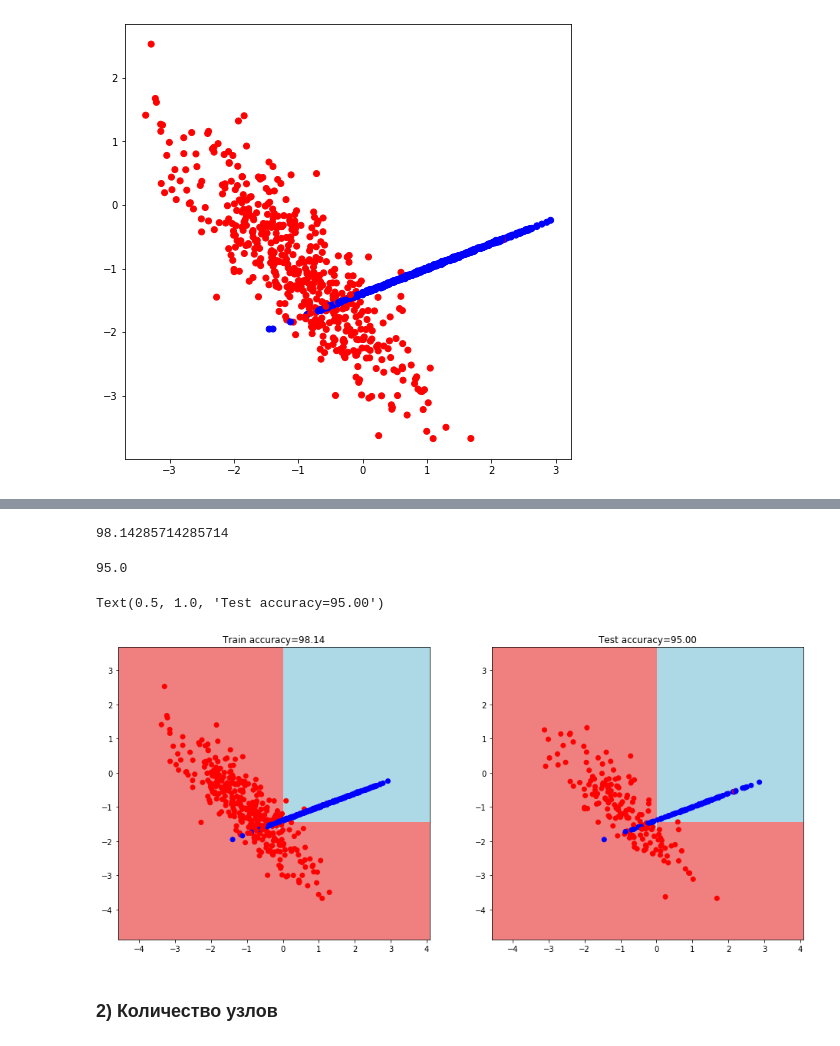
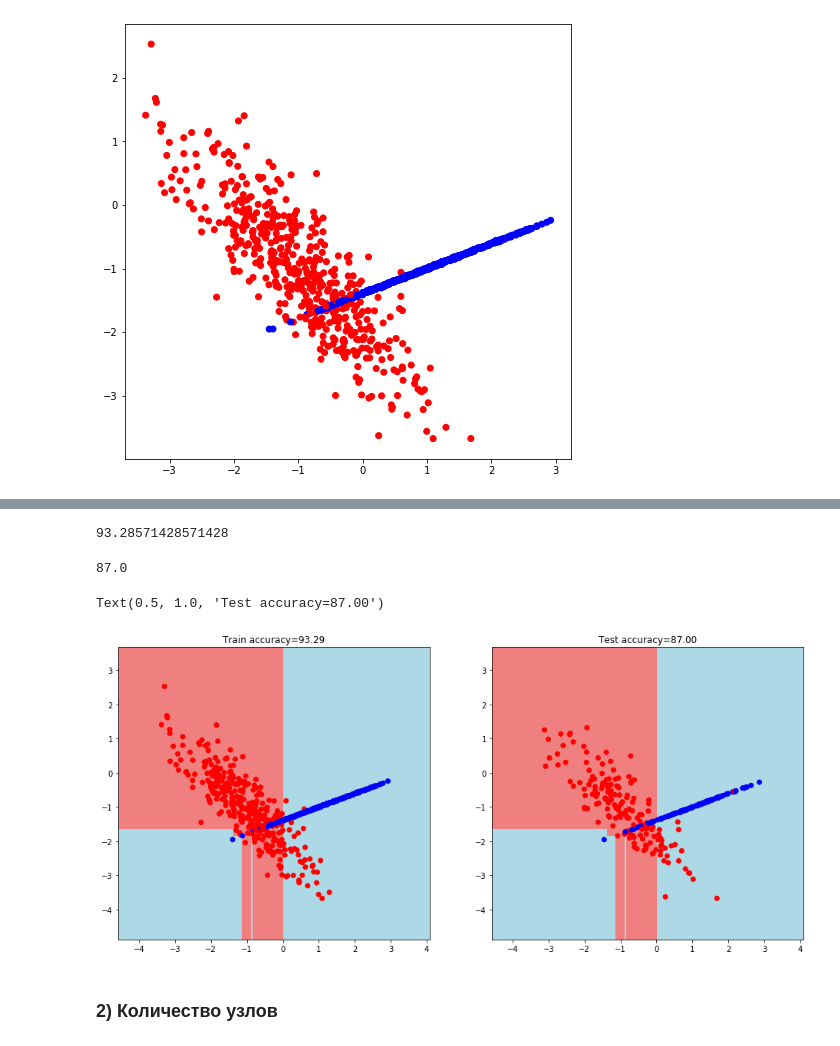
Before and after one commit to navagdenie/AlgDataAn, a Jupyter notebook: Lesson_4_Homework.ipynb, the cells around one changed output, grey strips where cells are left out. Saved outputs shown, nothing was run; the diff lists cells and outputs as text; code cells hidden in the pictures.

```diff
--- a/Lesson_4_Homework.ipynb
+++ b/Lesson_4_Homework.ipynb
@@ -96,9 +106,6 @@ def split(data, labels, index, t):
 # %%
 # Нахождение наилучшего разбиения
 def find_best_split(data, labels):
-
-    #  обозначим минимальное количество объектов в узле
-    min_leaf = 5
 
     current_gini = gini(labels)
 
@@ -113,9 +120,6 @@ def find_best_split(data, labels):
 
         for t in t_values:
             true_data, false_data, true_labels, false_labels = split(data, labels, index, t)
-            #  пропускаем разбиения, в которых в узле остается менее 5 объектов
-            if len(true_data) < min_leaf or len(false_data) < min_leaf:
-                continue
 
             current_quality = quality(true_labels, false_labels, current_gini)
 
@@ -233,0 +188,23 @@ def accuracy_metric(actual, predicted):
+# %%
+# Построение дерева с помощью рекурсивной функции
+def build_tree_1(data, labels, max_leafs, leafs_count):
+
+    quality, t, index = find_best_split(data, labels)
+
+    #  Базовый случай - прекращаем рекурсию, когда нет прироста в качества
+    if quality == 0 or max_leafs==1 or max_leafs==len(leafs_count)+1:
+        leaf = Leaf(data, labels)
+        leafs_count.append(leaf)
+        return leaf
+
+    true_data, false_data, true_labels, false_labels = split(data, labels, index, t)
+
+    # Рекурсивно строим два поддерева
+    true_branch = build_tree_1(true_data, true_labels, max_leafs-1, leafs_count)
+    false_branch = build_tree_1(false_data, false_labels, max_leafs, leafs_count)
+
+    # Возвращаем класс узла со всеми поддеревьями, то есть целого дерева
+    return Node(index, t, true_branch, false_branch)
+# %%
+# Построим дерево по обучающей выборке
+my_tree_1 = build_tree_1(train_data, train_labels, max_leafs=12, leafs_count=[])
@@ -234,40 +237,34 @@ def accuracy_metric(actual, predicted):
 # %%
 # Точность на обучающей выборке
-train_accuracy = accuracy_metric(train_labels, train_answers)
-train_accuracy
+train_accuracy_1 = accuracy_metric(train_labels, train_answers_1)
+train_accuracy_1
 # %% [output]
-98.14285714285714
+93.28571428571428
 # %%
 # Точность на тестовой выборке
-test_accuracy = accuracy_metric(test_labels, answers)
-test_accuracy
+test_accuracy_1 = accuracy_metric(test_labels, answers_1)
+test_accuracy_1
 # %% [output]
-95.0
+87.0
 # %%
 # Визуализируем дерево на графике
-
-def get_meshgrid(data, step=.05, border=1.2):
-    x_min, x_max = data[:, 0].min() - border, data[:, 0].max() + border
-    y_min, y_max = data[:, 1].min() - border, data[:, 1].max() + border
-    return np.meshgrid(np.arange(x_min, x_max, step), np.arange(y_min, y_max, step))
-
 plt.figure(figsize = (16, 7))
 
 # график обучающей выборки
 plt.subplot(1,2,1)
 xx, yy = get_meshgrid(train_data)
-mesh_predictions = np.array(predict(np.c_[xx.ravel(), yy.ravel()], my_tree)).reshape(xx.shape)
+mesh_predictions = np.array(predict(np.c_[xx.ravel(), yy.ravel()], my_tree_1)).reshape(xx.shape)
 plt.pcolormesh(xx, yy, mesh_predictions, cmap = light_colors)
 plt.scatter(train_data[:, 0], train_data[:, 1], c = train_labels, cmap = colors)
-plt.title(f'Train accuracy={train_accuracy:.2f}')
+plt.title(f'Train accuracy={train_accuracy_1:.2f}')
 
 # график тестовой выборки
 plt.subplot(1,2,2)
 plt.pcolormesh(xx, yy, mesh_predictions, cmap = light_colors)
 plt.scatter(test_data[:, 0], test_data[:, 1], c = test_labels, cmap = colors)
-plt.title(f'Test accuracy={test_accuracy:.2f}')
+plt.title(f'Test accuracy={test_accuracy_1:.2f}')
 # %% [output]
-Text(0.5, 1.0, 'Test accuracy=95.00')
+Text(0.5, 1.0, 'Test accuracy=87.00')
-[figure, old version]
+[figure, new version]
 # %% [markdown]
 ### 2) Количество узлов
```
Also changed, not shown: parts of 52 cells of this notebook.
